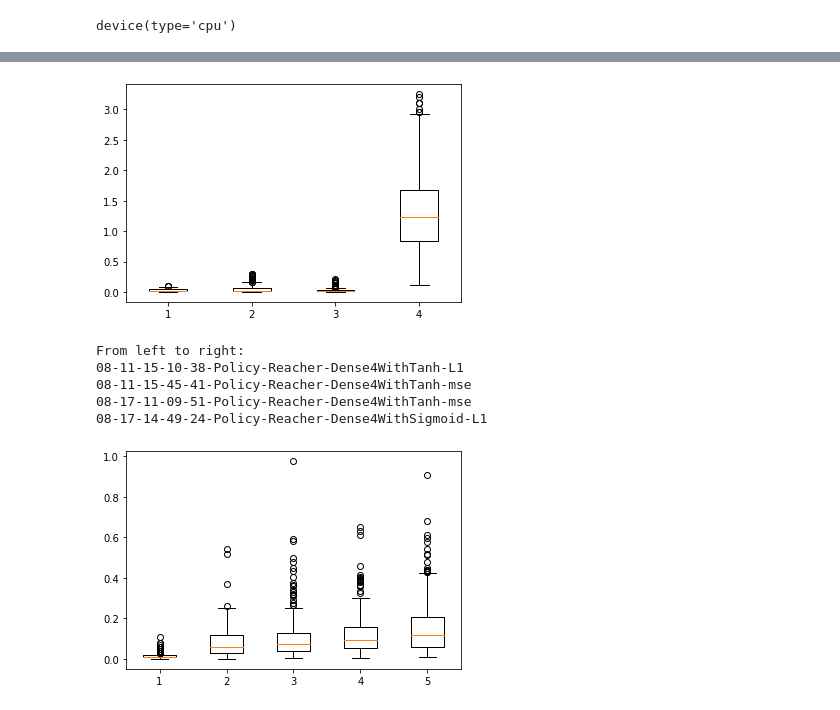
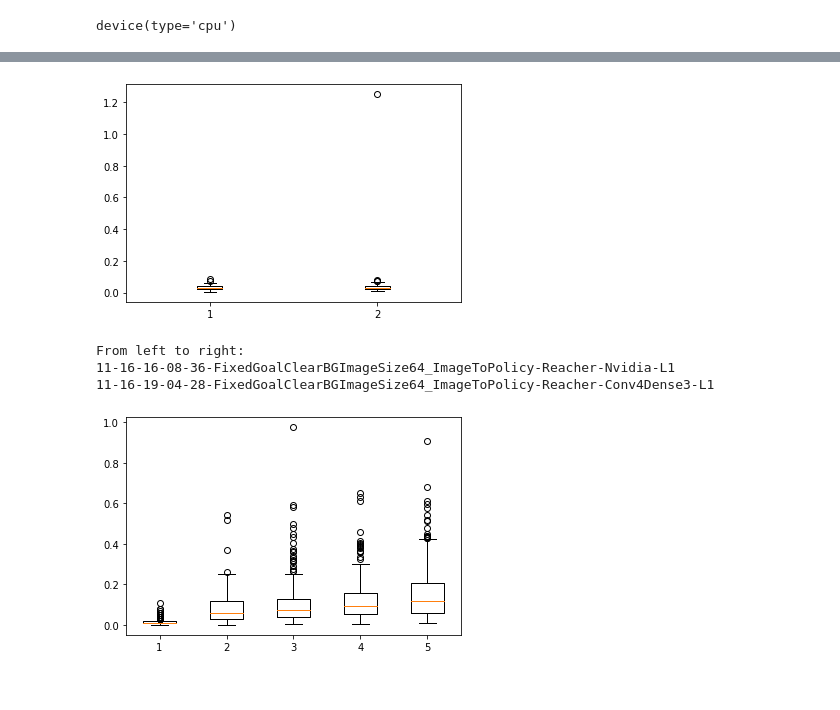
Before and after one commit to PradeepKadubandi/DemoPlanner, a Jupyter notebook: SimpleReacherExperiments2.ipynb, the cells around one changed output, grey strips where cells are left out. Drawn from its saved outputs; the diff is of its cells as text; code cells hidden in the pictures.

```diff
--- a/SimpleReacherExperiments2.ipynb
+++ b/SimpleReacherExperiments2.ipynb
@@ -655,23 +757,19 @@ From left to right:
-# %%
-plottinghelpers.box_plot_across_runs(
-    rootdir='runs/Policies',
-    eval_folder_name='TestSet_Evaluations',
-    error_index=4,
-    metric_name='Goal Deviation',
-    include=[
-        '08-11-15-10-38-Policy-Reacher-Dense4WithTanh-L1',
-        '08-11-15-45-41-Policy-Reacher-Dense4WithTanh-mse',
-        '08-17-11-09-51-Policy-Reacher-Dense4WithTanh-mse',
-        '08-17-14-49-24-Policy-Reacher-Dense4WithSigmoid-L1'
-    ]
-)
-# %% [output]
-[figure, removed]
-From left to right:
-08-11-15-10-38-Policy-Reacher-Dense4WithTanh-L1
-08-11-15-45-41-Policy-Reacher-Dense4WithTanh-mse
-08-17-11-09-51-Policy-Reacher-Dense4WithTanh-mse
-08-17-14-49-24-Policy-Reacher-Dense4WithSigmoid-L1
+# %%
+plottinghelpers.box_plot_across_runs(
+    rootdir='runs/Policies',
+    eval_folder_name='TestSet_Evaluations',
+    error_index=4,
+    metric_name='Goal Deviation',
+    include=[
+        '11-16-16-08-36-FixedGoalClearBGImageSize64_ImageToPolicy-Reacher-Nvidia-L1',
+        '11-16-19-04-28-FixedGoalClearBGImageSize64_ImageToPolicy-Reacher-Conv4Dense3-L1'
+    ]
+)
+# %% [output]
+[figure, added]
+From left to right:
+11-16-16-08-36-FixedGoalClearBGImageSize64_ImageToPolicy-Reacher-Nvidia-L1
+11-16-19-04-28-FixedGoalClearBGImageSize64_ImageToPolicy-Reacher-Conv4Dense3-L1
 # %%
 plottinghelpers.box_plot_across_runs(
     rootdir='runs/Policies',
```
Also changed, not shown: parts of 23 cells of this notebook.
